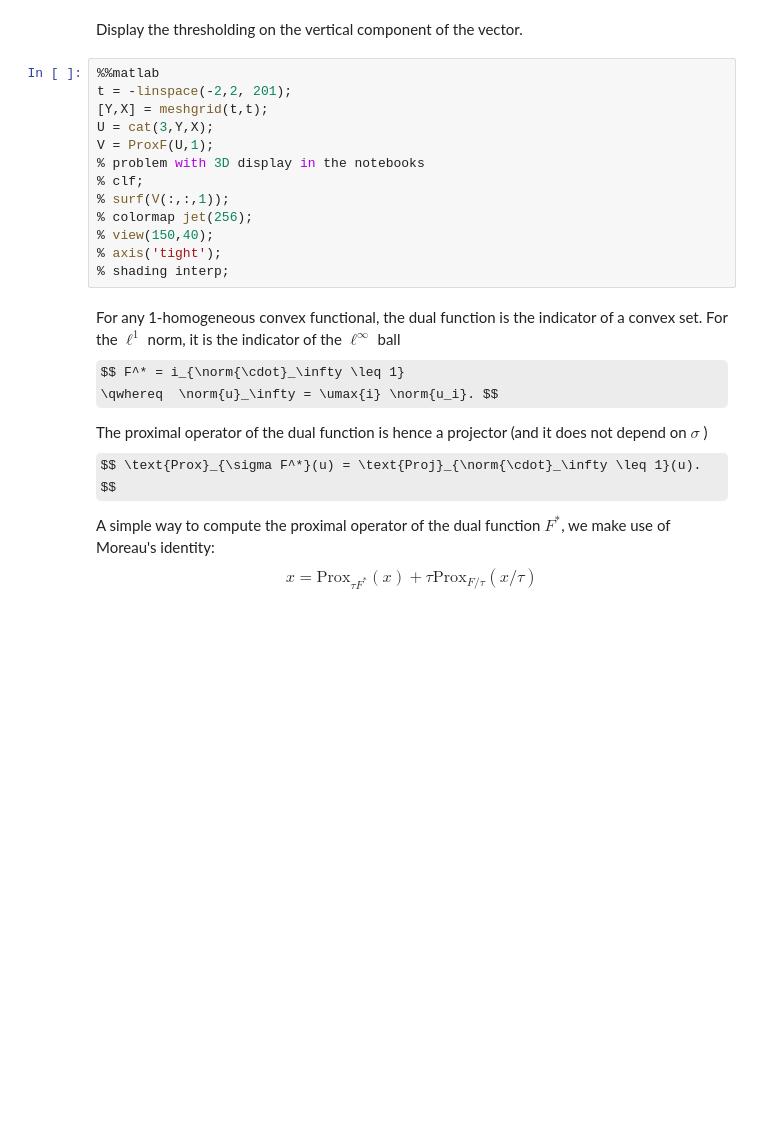
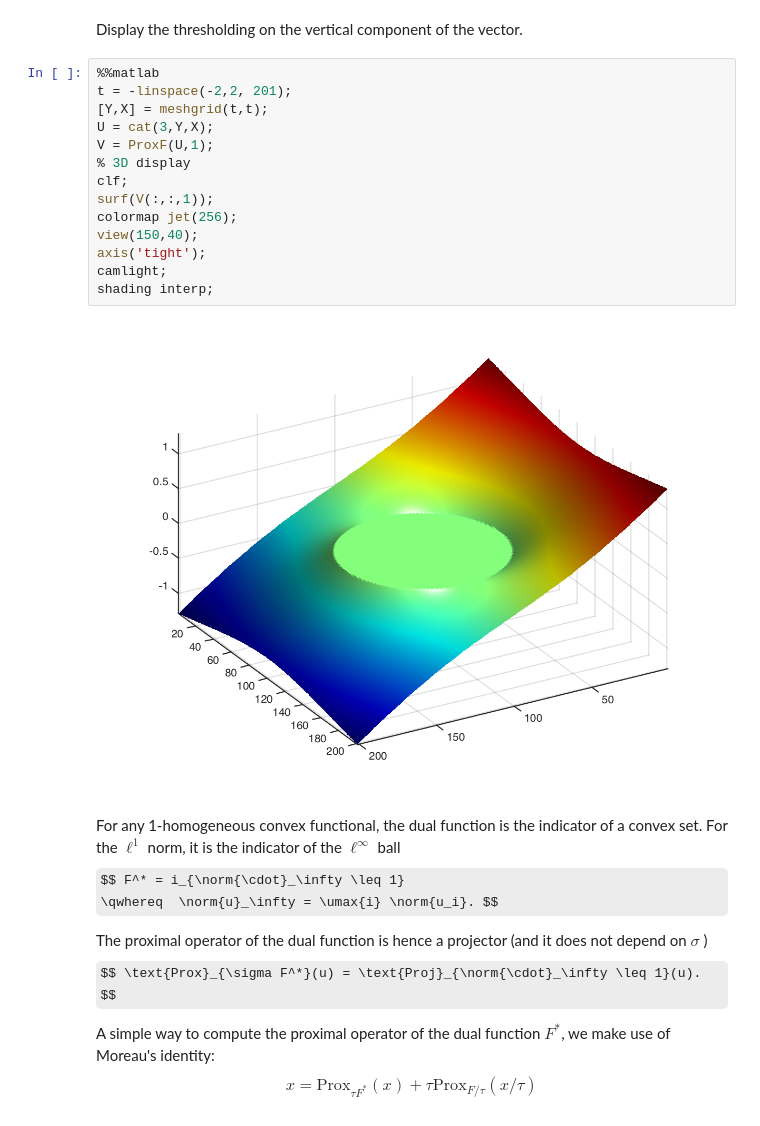
Before and after one commit to gpeyre/numerical-tours, a Jupyter notebook: matlab/optim_5_primal_dual.ipynb, the cells around one changed output. Drawn from its saved outputs; the diff is of its cells as text; some formulas as TeX source; blank space fills up the shorter version.

Commit message:
Updated tours with 3D displays.

```diff
--- a/matlab/optim_5_primal_dual.ipynb
+++ b/matlab/optim_5_primal_dual.ipynb
@@ -221,16 +221,19 @@ Display the thresholding on the vertical component of the vector.
 # %%
 %%matlab
 t = -linspace(-2,2, 201);
 [Y,X] = meshgrid(t,t);
 U = cat(3,Y,X);
 V = ProxF(U,1);
-% problem with 3D display in the notebooks
-% clf;
-% surf(V(:,:,1));
-% colormap jet(256);
-% view(150,40);
-% axis('tight');
-% shading interp;
+% 3D display
+clf;
+surf(V(:,:,1));
+colormap jet(256);
+view(150,40);
+axis('tight');
+camlight;
+shading interp;
+# %% [output]
+[figure, added]
 # %% [markdown]
 For any 1-homogeneous convex
 functional, the dual function is the indicator of a convex set. For
```
Also changed, not shown: parts of 3 cells of this notebook, 47 other files.
